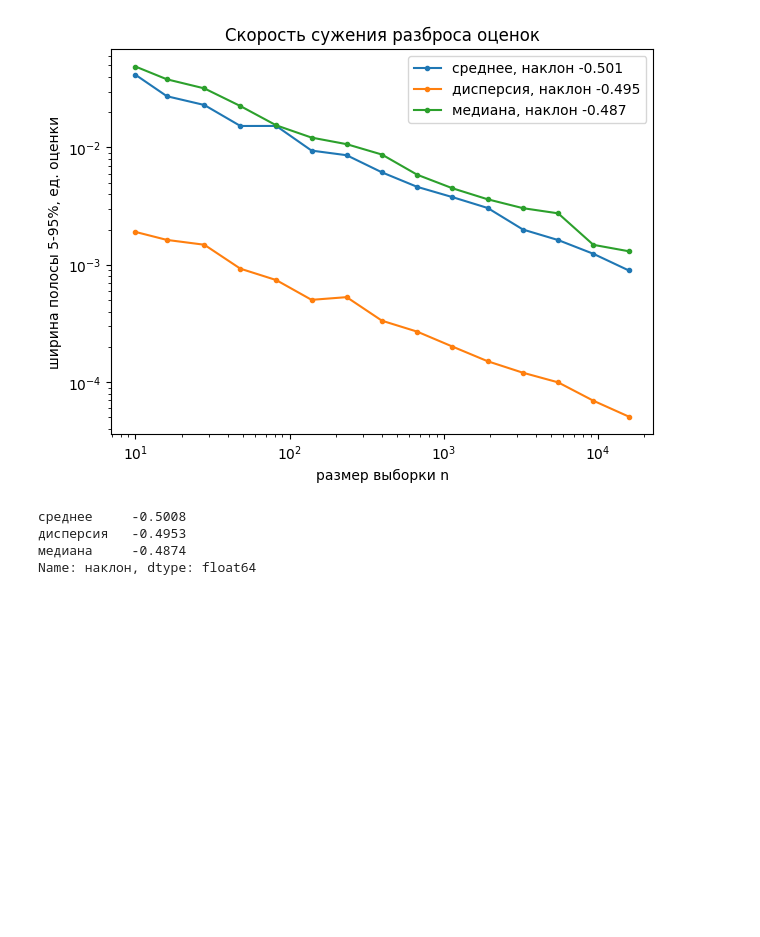
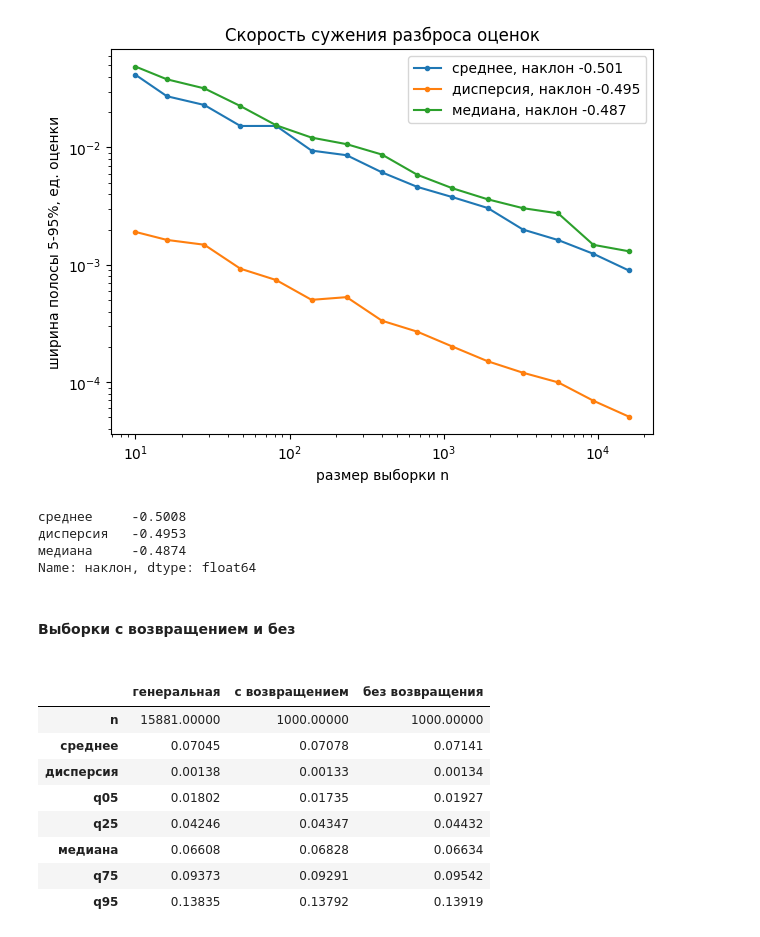
Before and after one commit to SanechkaTuoKe/APPSTAT-LABWORK, a Jupyter notebook: notebooks/rv03_r_def.ipynb, the cells around one changed output. Saved outputs shown, nothing was run; the diff lists cells and outputs as text; code cells hidden in the pictures; blank space fills up the shorter version.

```diff
--- a/notebooks/rv03_r_def.ipynb
+++ b/notebooks/rv03_r_def.ipynb
@@ -397,3 +397,28 @@ pd.Series(slopes, name="наклон").round(4)
 дисперсия   -0.4953
 медиана     -0.4874
 Name: наклон, dtype: float64
+# %% [markdown]
+#### Выборки с возвращением и без
+# %% [markdown]
+<!-- ТЕКСТ ПИШЕТ ДАРЬЯ: Выборки с возвращением и без -->
+# %%
+s_with = x.sample(N_SAMPLE, replace=True, random_state=SEED)
+s_without = x.sample(N_SAMPLE, replace=False, random_state=SEED)
+
+def summary(s):
+    return pd.Series({"n": len(s), "среднее": s.mean(), "дисперсия": s.var(ddof=1),
+                      "q05": s.quantile(0.05), "q25": s.quantile(0.25), "медиана": s.median(),
+                      "q75": s.quantile(0.75), "q95": s.quantile(0.95)})
+
+pd.DataFrame({"генеральная": summary(x), "с возвращением": summary(s_with),
+              "без возвращения": summary(s_without)}).round(5)
+# %% [output]
+|  | генеральная | с возвращением | без возвращения |
+| n | 15881.00000 | 1000.00000 | 1000.00000 |
+| среднее | 0.07045 | 0.07078 | 0.07141 |
+| дисперсия | 0.00138 | 0.00133 | 0.00134 |
+| q05 | 0.01802 | 0.01735 | 0.01927 |
+| q25 | 0.04246 | 0.04347 | 0.04432 |
+| медиана | 0.06608 | 0.06828 | 0.06634 |
+| q75 | 0.09373 | 0.09291 | 0.09542 |
+| q95 | 0.13835 | 0.13792 | 0.13919 |
```
Also changed, not shown: parts of 3 cells of this notebook.
